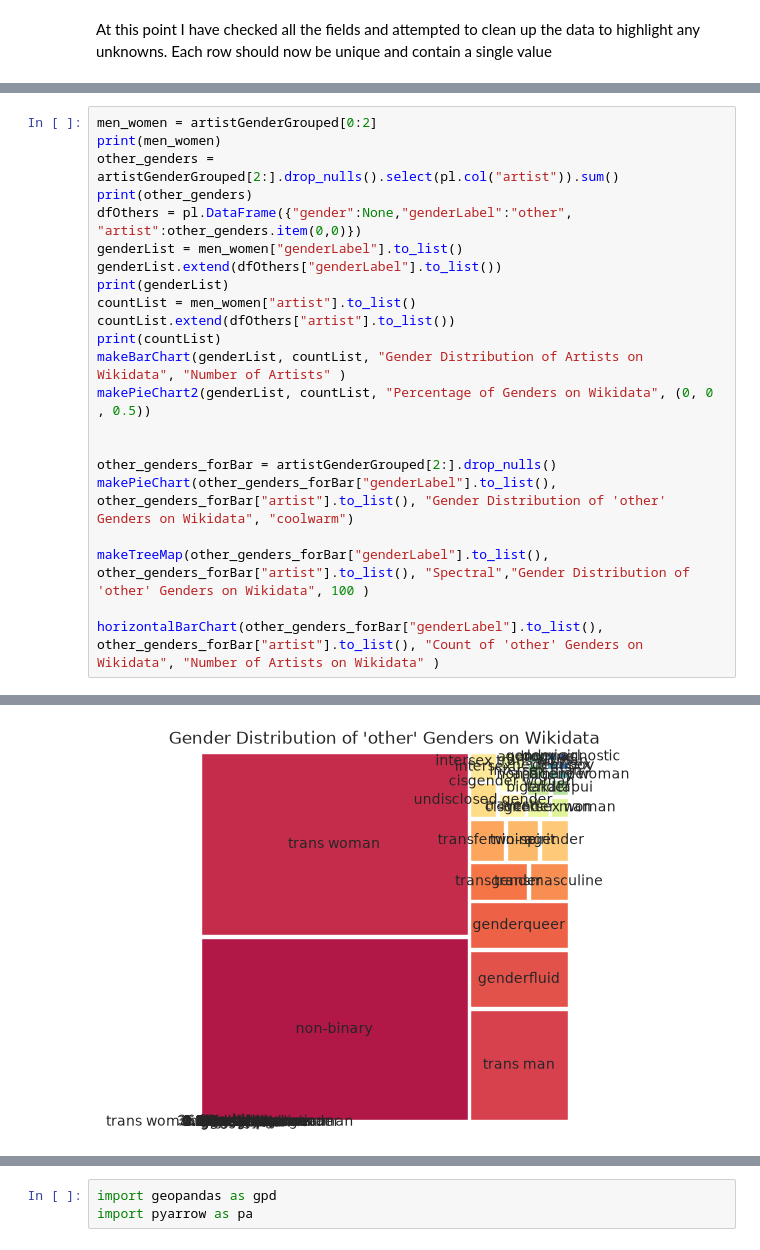
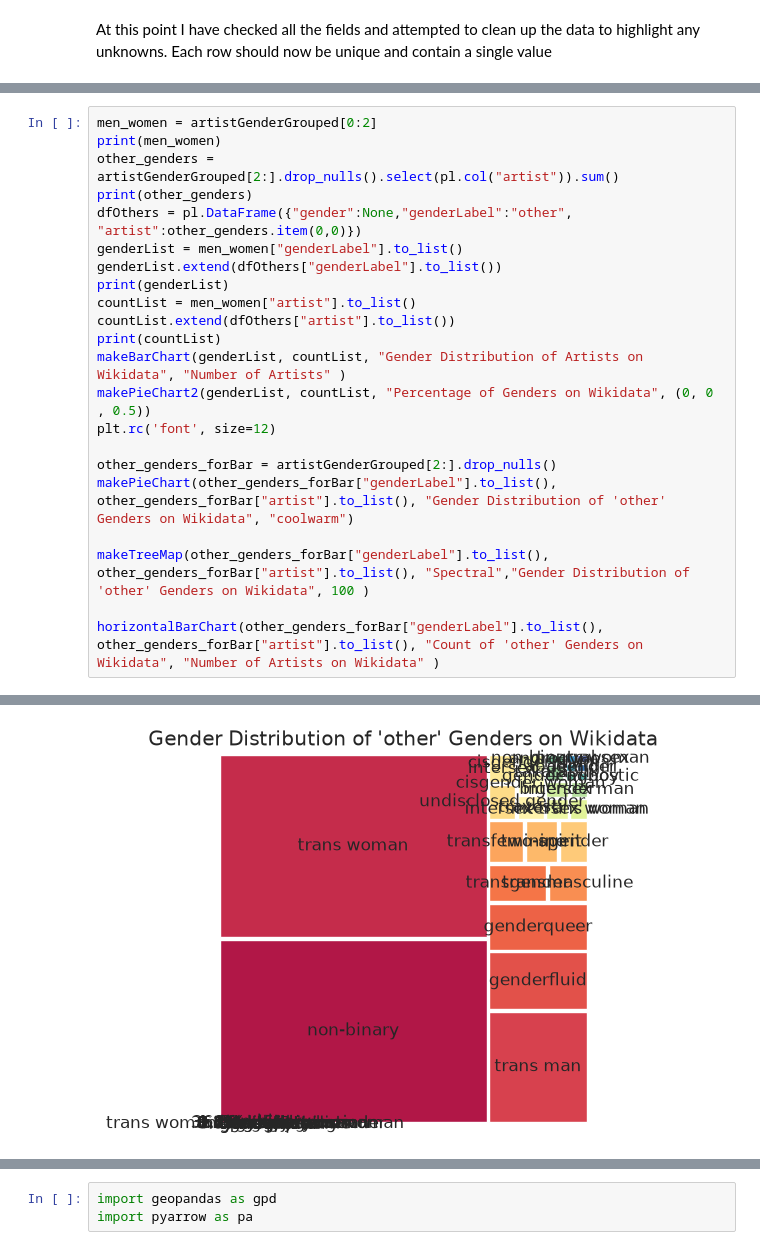
Before and after one commit to malik-files/MScDiss_IGASTNBK_, a Jupyter notebook: Main Code/cleaning_inspecting_labelling_Wikidata_artists.ipynb, the cells around one changed output, grey strips where cells are left out. Cells and saved outputs as stored; diff of their text form.

```diff
--- a/Main Code/cleaning_inspecting_labelling_Wikidata_artists.ipynb
+++ b/Main Code/cleaning_inspecting_labelling_Wikidata_artists.ipynb
@@ -445,34 +445,34 @@ countList.extend(dfOthers["artist"].to_list())
 print(countList)
 makeBarChart(genderList, countList, "Gender Distribution of Artists on Wikidata", "Number of Artists" )
 makePieChart2(genderList, countList, "Percentage of Genders on Wikidata", (0, 0 , 0.5))
-
+plt.rc('font', size=12)
 
 other_genders_forBar = artistGenderGrouped[2:].drop_nulls()
 makePieChart(other_genders_forBar["genderLabel"].to_list(), other_genders_forBar["artist"].to_list(), "Gender Distribution of 'other' Genders on Wikidata", "coolwarm")
 
 makeTreeMap(other_genders_forBar["genderLabel"].to_list(), other_genders_forBar["artist"].to_list(), "Spectral","Gender Distribution of 'other' Genders on Wikidata", 100 )
 
 horizontalBarChart(other_genders_forBar["genderLabel"].to_list(), other_genders_forBar["artist"].to_list(), "Count of 'other' Genders on Wikidata", "Number of Artists on Wikidata" )
 # %% [output]
 shape: (2, 3)
 ┌──────────┬─────────────┬────────┐
 │ gender   ┆ genderLabel ┆ artist │
 │ ---      ┆ ---         ┆ ---    │
 │ str      ┆ str         ┆ u32    │
 ╞══════════╪═════════════╪════════╡
 │ Q6581097 ┆ male        ┆ 331681 │
 │ Q6581072 ┆ female      ┆ 112112 │
 └──────────┴─────────────┴────────┘
 shape: (1, 1)
 ┌────────┐
 │ artist │
 │ ---    │
 │ u32    │
 ╞════════╡
 │ 1293   │
 └────────┘
 ['male', 'female', 'other']
 [331681, 112112, 1293]
 [figure]
 [figure]
-[figure, old version]
+[figure, new version]
```
Also changed, not shown: parts of 22 cells of this notebook, 42 other files.
